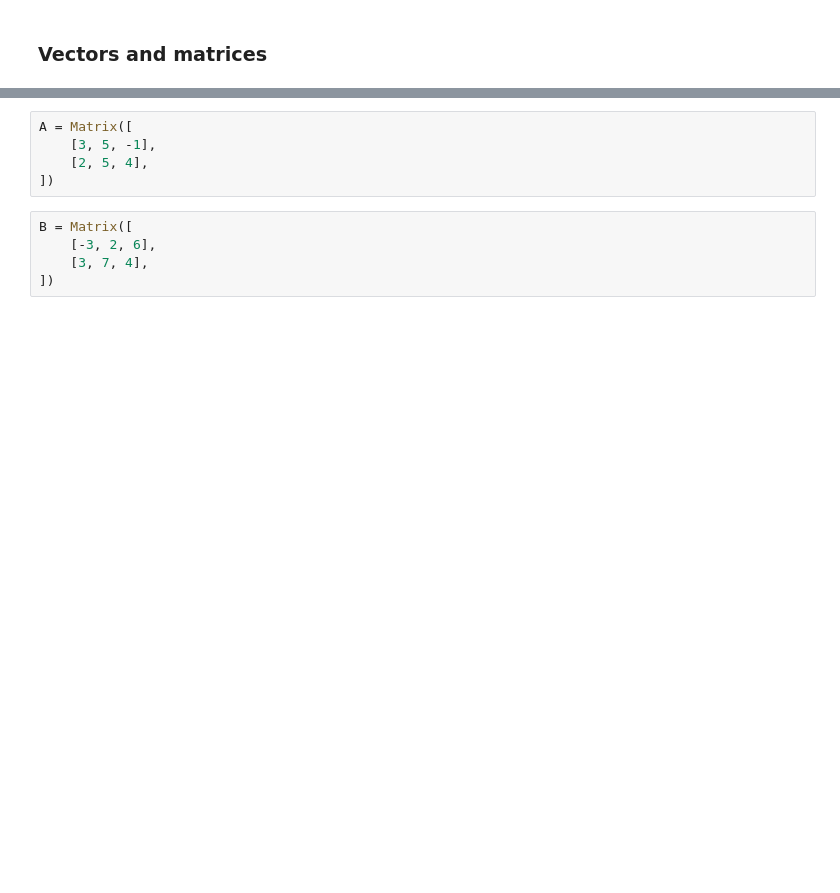
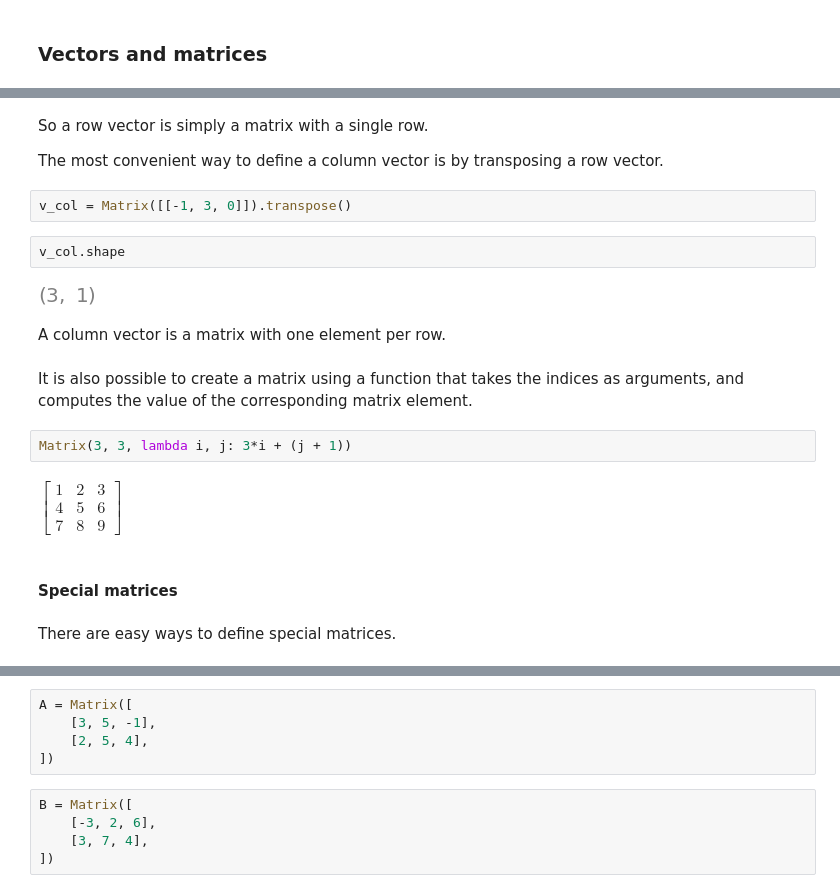
Before and after one commit to gjbex/Scientific-Python, a Jupyter notebook: source-code/sympy/sympy.ipynb, the cells around one changed output, grey strips where cells are left out. Cells and saved outputs as stored; diff of their text form; blank space fills up the shorter version.

```diff
--- a/source-code/sympy/sympy.ipynb
+++ b/source-code/sympy/sympy.ipynb
@@ -42,0 +118,22 @@ from sympy import MatrixSymbol
+# %% [markdown]
+So a row vector is simply a matrix with a single row.
+
+The most convenient way to define a column vector is by transposing a row vector.
+# %%
+v_col = Matrix([[-1, 3, 0]]).transpose()
+# %%
+v_col.shape
+# %% [output]
+[figure, added]
+# %% [markdown]
+A column vector is a matrix with one element per row.
+# %% [markdown]
+It is also possible to create a matrix using a function that takes the indices as arguments, and computes the value of the corresponding matrix element.
+# %%
+Matrix(3, 3, lambda i, j: 3*i + (j + 1))
+# %% [output]
+$\displaystyle \left[\begin{matrix}1 & 2 & 3\\4 & 5 & 6\\7 & 8 & 9\end{matrix}\right]$
+# %% [markdown]
+#### Special matrices
+# %% [markdown]
+There are easy ways to define special matrices.
```
Also changed, not shown: parts of 160 cells of this notebook.
